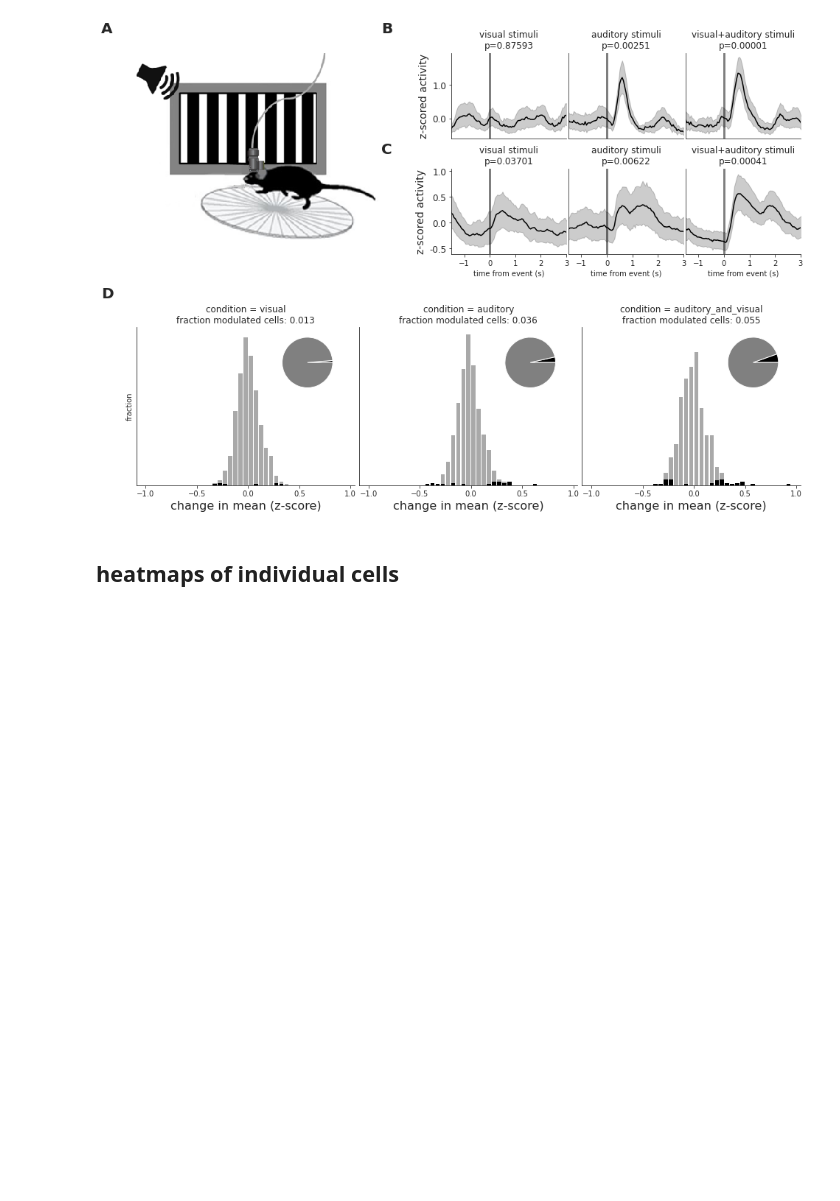
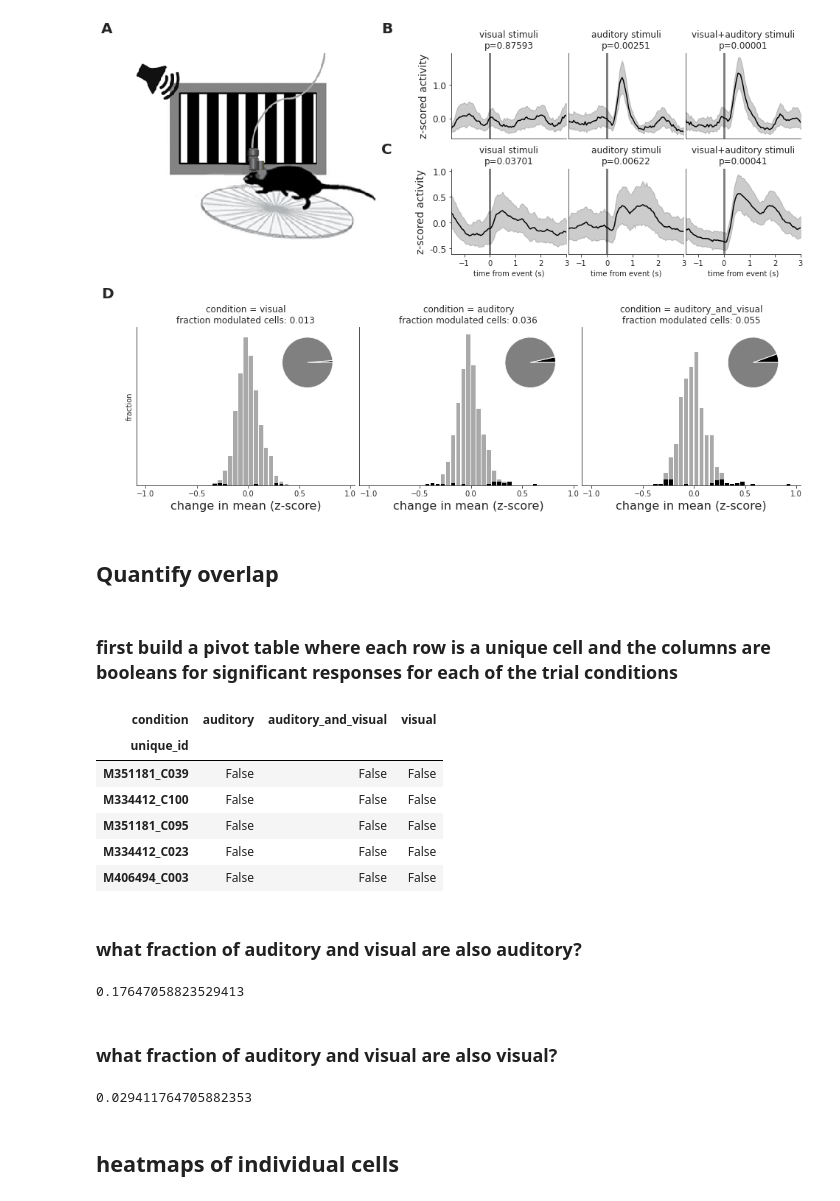
Before and after one commit to AllenInstitute/claustrum_imaging_manuscript, a Jupyter notebook: figure_2/figure_2.ipynb, the cells around one changed output. Saved outputs shown, nothing was run; the diff lists cells and outputs as text; code cells hidden in the pictures; blank space fills up the shorter version.

```diff
--- a/figure_2/figure_2.ipynb
+++ b/figure_2/figure_2.ipynb
@@ -595,6 +595,35 @@ visual 0.012924071082390954
 auditory 0.035541195476575124
 auditory_and_visual 0.05492730210016155
 [figure]
+# %% [markdown]
+## Quantify overlap
+# %% [markdown]
+### first build a pivot table where each row is a unique cell and the columns are booleans for significant responses for each of the trial conditions
+# %%
+responsiveness_summary_all['is_significant'] = responsiveness_summary_all['p-value_on_means'] < significance_level
+responsiveness_summary_all['unique_id'] = responsiveness_summary_all['mouse_id'] + '_' + responsiveness_summary_all['cell_id']
+significance_by_condition = responsiveness_summary_all.pivot(index='unique_id', columns='condition',values='is_significant')
+significance_by_condition.sample(5)
+# %% [output]
+| condition | auditory | auditory_and_visual | visual |
+| unique_id |  |  |  |
+| M351181_C039 | False | False | False |
+| M334412_C100 | False | False | False |
+| M351181_C095 | False | False | False |
+| M334412_C023 | False | False | False |
+| M406494_C003 | False | False | False |
+# %% [markdown]
+### what fraction of auditory and visual are also auditory?
+# %%
+significance_by_condition[significance_by_condition['auditory_and_visual']]['auditory'].mean()
+# %% [output]
+0.17647058823529413
+# %% [markdown]
+### what fraction of auditory and visual are also visual?
+# %%
+significance_by_condition[significance_by_condition['auditory_and_visual']]['visual'].mean()
+# %% [output]
+0.029411764705882353
 # %% [markdown]
 ## heatmaps of individual cells
 # %%
```
Also changed, not shown: 1 other file.
